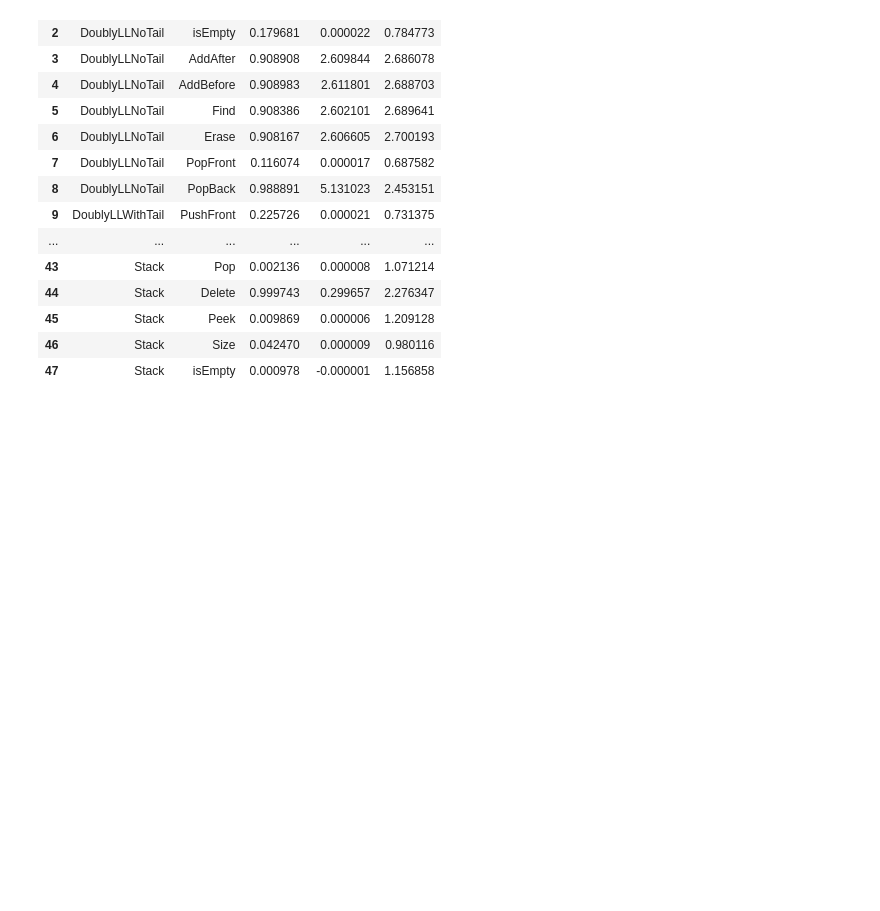
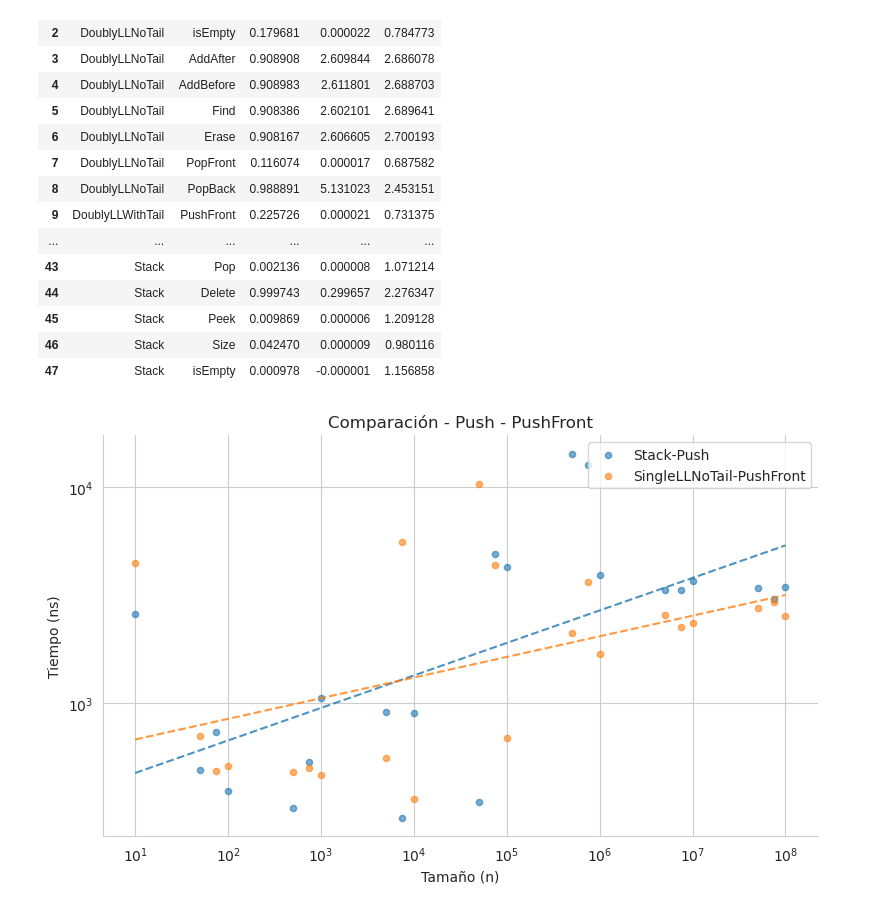
Before and after one commit to Ivan-GB/Stack-Queue-Java-ED-2Grupo, a Jupyter notebook: Graficas y analisis de datos.ipynb, the cells around one changed output. Cells and saved outputs as stored; diff of their text form; code cells hidden in the pictures; blank space fills up the shorter version.

```diff
--- a/Graficas y analisis de datos.ipynb
+++ b/Graficas y analisis de datos.ipynb
@@ -150,3 +131,89 @@ resultados
 | 45 | Stack | Peek | 0.009869 | 0.000006 | 1.209128 |
 | 46 | Stack | Size | 0.042470 | 0.000009 | 0.980116 |
 | 47 | Stack | isEmpty | 0.000978 | -0.000001 | 1.156858 |
+# %%
+comparaciones = {
+    "Push - PushFront": {
+        "Stack": "Push",
+        "SingleLLNoTail": "PushFront",
+    },
+    "Pop - PopFront": {
+        "Stack": "Pop",
+        "SingleLLNoTail": "PopFront",
+    },
+    "Enqueue - PushBack": {
+        "Queue": "Enqueue",
+        "SingleLLWithTail": "PushBack",
+    },
+        "Dequeue - PopBack": {
+        "Queue": "Dequeue",
+        "DoublyLLWithTail": "PopBack",
+    },
+        "Is Empty": {
+        "Queue": "isEmpty",
+        "SingleLLNoTail": "isEmpty",
+        "Stack":"isEmpty"
+    },
+        "Delete": {
+        "Queue": "Delete",
+        "DoublyLLNoTail": "Erase",
+        "Stack":"Delete"
+    },
+}
+
+distancias = []
+
+for comp, estructuras in comparaciones.items():
+    plt.figure(figsize=(8, 5))
+
+    fits = {}
+
+    for estructura, op in estructuras.items():
+        df = dfs[estructura]
+        y = df.loc[df[" Operacion"] == op, " Tiempo_Ejecucion_ns"].values
+
+        log_y = np.log(y)
+
+        k, log_c = np.polyfit(log_x, log_y, 1)
+        y_fit = np.exp(log_c) * x**k
+
+        fits[estructura] = y_fit
+
+        plt.scatter(x, y, s=20, alpha=0.6, label=f"{estructura}-{op}")
+        plt.plot(x, y_fit, linestyle="--", alpha=0.8)
+
+    estructuras_list = list(fits.keys())
+
+    #Comparación dos a dos
+    for i in range(len(estructuras_list)):
+        for j in range(i+1, len(estructuras_list)):
+            e1 = estructuras_list[i]
+            e2 = estructuras_list[j]
+
+            y1 = fits[e1]
+            y2 = fits[e2]
+
+            log_diff = np.mean(np.log(y1) - np.log(y2))
+            proporcion = np.exp(log_diff)
+
+            distancias.append({
+                "comparacion": comp,
+                "estructura_1": e1,
+                "estructura_2": e2,
+                "proporcion": proporcion
+            })
+
+    plt.xscale("log")
+    plt.yscale("log")
+    plt.title(f"Comparación - {comp}")
+    plt.xlabel("Tamaño (n)")
+    plt.ylabel("Tiempo (ns)")
+    plt.legend()
+
+    sns.despine()
+    plt.tight_layout()
+    plt.show()
+
+distancias = pd.DataFrame(distancias)
+# %% [output]
+[figure, added]
```
Also changed, not shown: parts of 4 cells of this notebook, 2 other files.
